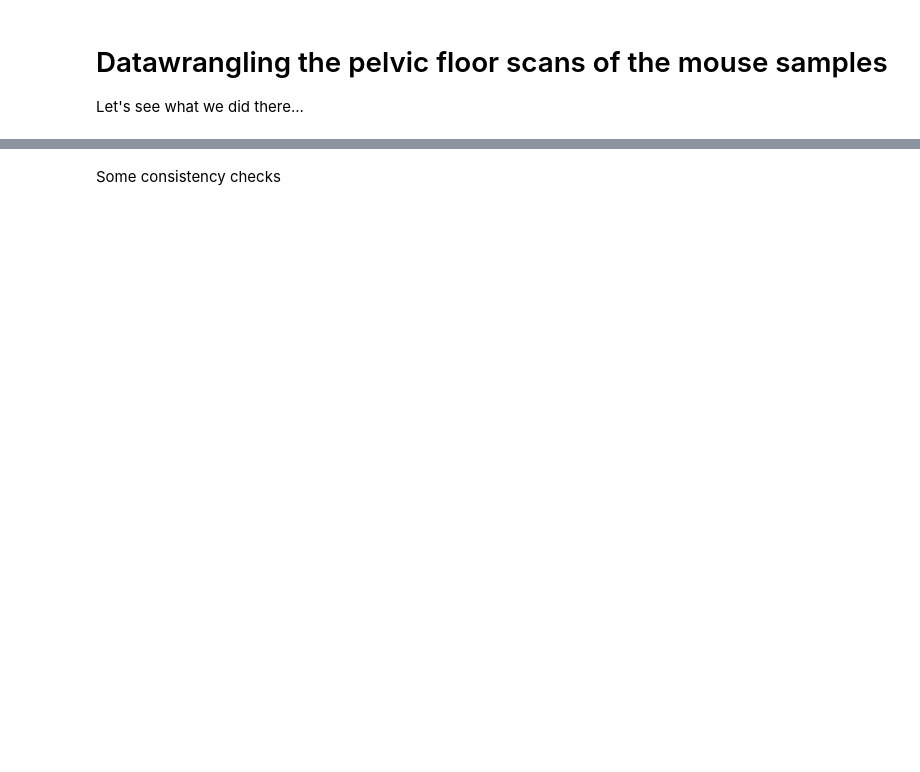
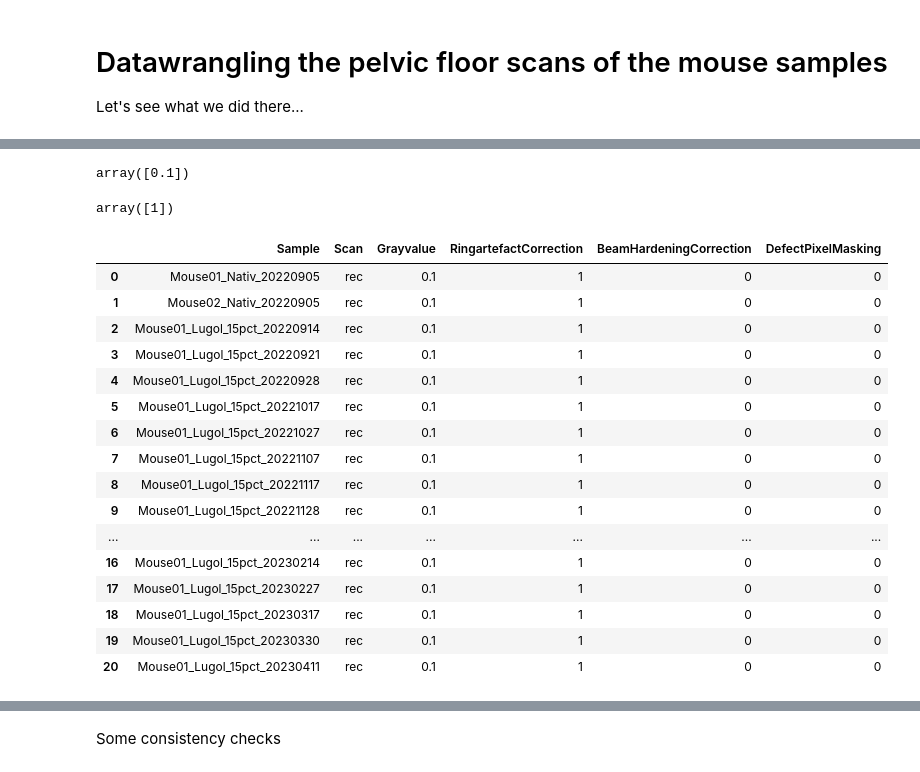
Before and after one commit to habi/FemalePelvicFloor, a Jupyter notebook: Preview_Mouse_Scans.ipynb, the cells around one changed output, grey strips where cells are left out. Drawn from its saved outputs; the diff is of its cells as text; code cells hidden in the pictures; blank space fills up the shorter version.

```diff
--- a/Preview_Mouse_Scans.ipynb
+++ b/Preview_Mouse_Scans.ipynb
@@ -277,14 +166,11 @@ for c, row in Data.iterrows():
         Data.drop([c], inplace=True)
     elif 'rectmp.log' in row.LogFile:  # drop all temporary logfiles
         Data.drop([c], inplace=True)
-    elif 'Foetus01' in row.LogFile:  # drop this sample, which we don't need
-        Data.drop([c], inplace=True)
-    elif 'rec_old' in row.LogFile:  # drop the 'old' reconstructions with varying gray values
-        Data.drop([c], inplace=True)
 # Reset dataframe to something that we would get if we only would have loaded the 'rec' files
 Data = Data.reset_index(drop=True)
 # %%
 # Generate us some meaningful colums
 Data['Sample'] = [l[len(Root)+1:].split(os.sep)[0] for l in Data['LogFile']]
+Data['SampleName'] = [sn.split('_')[0] for sn in Data['Sample']]
 Data['Scan'] = ['_'.join(l[len(Root)+1:].split(os.sep)[1:-1]) for l in Data['LogFile']]
 # %%
@@ -306,17 +199,13 @@ print('We have %s folders with reconstructions' % (len(Data)))
 # %%
-# Get parameters to doublecheck from logfiles
-Data['Voxelsize'] = [get_pixelsize(log) for log in Data['LogFile']]
-Data['Filter'] = [get_filter(log) for log in Data['LogFile']]
-Data['Exposuretime'] = [get_exposuretime(log) for log in Data['LogFile']]
-Data['Scanner'] = [get_machine(log) for log in Data['LogFile']]
-Data['Averaging'] = [get_frameaveraging(log) for log in Data['LogFile']]
-Data['ProjectionSize'] = [get_projectionsize(log) for log in Data['LogFile']]
-Data['RotationStep'] = [get_rotationstep(log) for log in Data['LogFile']]
-Data['CameraWindow'] = [round((ps ** 0.5)/100)*100  for ps in Data['ProjectionSize']]
-Data['Grayvalue'] = [get_reconstruction_grayvalue(log) for log in Data['LogFile']]
-Data['RingartefactCorrection'] = [get_ringartefact(log) for log in Data['LogFile']]
-Data['BeamHardeningCorrection'] = [get_beamhardening(log) for log in Data['LogFile']]
-Data['DefectPixelMasking'] = [get_defectpixelmasking(log) for log in Data['LogFile']]
-Data['Scan date'] = [get_scandate(log) for log in Data['LogFile']]
-Data['Scan time'] = [get_scantime(log) for log in Data['LogFile']]
-Data['Stacks'] = [get_stacks(log) for log in Data['LogFile']]
+# Get scanning parameters to doublecheck from logfiles
+Data['Scanner'] = [scanner(log) for log in Data['LogFile']]
+Data['Voltage'] = [voltage(log) for log in Data['LogFile']]
+Data['Current'] = [current(log) for log in Data['LogFile']]
+Data['Voxelsize'] = [pixelsize(log, rounded=True) for log in Data['LogFile']]
+Data['CameraWindow'] = [projection_size(log) for log in Data['LogFile']]
+Data['Exposuretime'] = [exposure(log) for log in Data['LogFile']]
+Data['Averaging'] = [averaging(log) for log in Data['LogFile']]
+Data['Stacks'] = [stacks(log) for log in Data['LogFile']]
+Data['RotationStep'] = [rotationstep(log) for log in Data['LogFile']]
+Data['Scan date'] = [scandate(log) for log in Data['LogFile']]
+Data['Scan time'] = [duration(log) for log in Data['LogFile']]
@@ -322,0 +232,7 @@ Data['Stacks'] = [get_stacks(log) for log in Data['LogFile']]
+# %%
+# Get reconstruction parameters to doublecheck from logfiles
+Data['Grayvalue'] = [reconstruction_grayvalue(log) for log in Data['LogFile']]
+Data['RingartefactCorrection'] = [ringremoval(log) for log in Data['LogFile']]
+Data['BeamHardeningCorrection'] = [beamhardening(log) for log in Data['LogFile']]
+Data['DefectPixelMasking'] = [defectpixelmasking(log) for log in Data['LogFile']]
+Data['ROI'] = [region_of_interest(log) for log in Data['LogFile']]
@@ -323,3 +259,11 @@ Data['Stacks'] = [get_stacks(log) for log in Data['LogFile']]
+# %%
+Data['Grayvalue'].unique()
+# %% [output]
+array([0.1])
+# %%
+Data['RingartefactCorrection'].unique()
+# %% [output]
+array([1])
 # %%
 # Sort our dataframe by scan date
 Data.sort_values(by='Scan date', inplace=True, ignore_index=True)
@@ -326,3 +278,23 @@ Data.sort_values(by='Scan date', inplace=True, ignore_index=True)
+# %%
+Data[['Sample', 'Scan', 'Grayvalue', 'RingartefactCorrection', 'BeamHardeningCorrection', 'DefectPixelMasking']]
+# %% [output]
+|  | Sample | Scan | Grayvalue | RingartefactCorrection | BeamHardeningCorrection | DefectPixelMasking |
+| 0 | Mouse01_Nativ_20220905 | rec | 0.1 | 1 | 0 | 0 |
+| 1 | Mouse02_Nativ_20220905 | rec | 0.1 | 1 | 0 | 0 |
+| 2 | Mouse01_Lugol_15pct_20220914 | rec | 0.1 | 1 | 0 | 0 |
+| 3 | Mouse01_Lugol_15pct_20220921 | rec | 0.1 | 1 | 0 | 0 |
+| 4 | Mouse01_Lugol_15pct_20220928 | rec | 0.1 | 1 | 0 | 0 |
+| 5 | Mouse01_Lugol_15pct_20221017 | rec | 0.1 | 1 | 0 | 0 |
+| 6 | Mouse01_Lugol_15pct_20221027 | rec | 0.1 | 1 | 0 | 0 |
+| 7 | Mouse01_Lugol_15pct_20221107 | rec | 0.1 | 1 | 0 | 0 |
+| 8 | Mouse01_Lugol_15pct_20221117 | rec | 0.1 | 1 | 0 | 0 |
+| 9 | Mouse01_Lugol_15pct_20221128 | rec | 0.1 | 1 | 0 | 0 |
+| ... | ... | ... | ... | ... | ... | ... |
+| 16 | Mouse01_Lugol_15pct_20230214 | rec | 0.1 | 1 | 0 | 0 |
+| 17 | Mouse01_Lugol_15pct_20230227 | rec | 0.1 | 1 | 0 | 0 |
+| 18 | Mouse01_Lugol_15pct_20230317 | rec | 0.1 | 1 | 0 | 0 |
+| 19 | Mouse01_Lugol_15pct_20230330 | rec | 0.1 | 1 | 0 | 0 |
+| 20 | Mouse01_Lugol_15pct_20230411 | rec | 0.1 | 1 | 0 | 0 |
 # %%
 # Calculate time 'spent' since start
 Data['Time passed'] = [sd - Data['Scan date'].min() for sd in Data['Scan date']]
```
Also changed, not shown: parts of 56 cells of this notebook, 2 other files.
